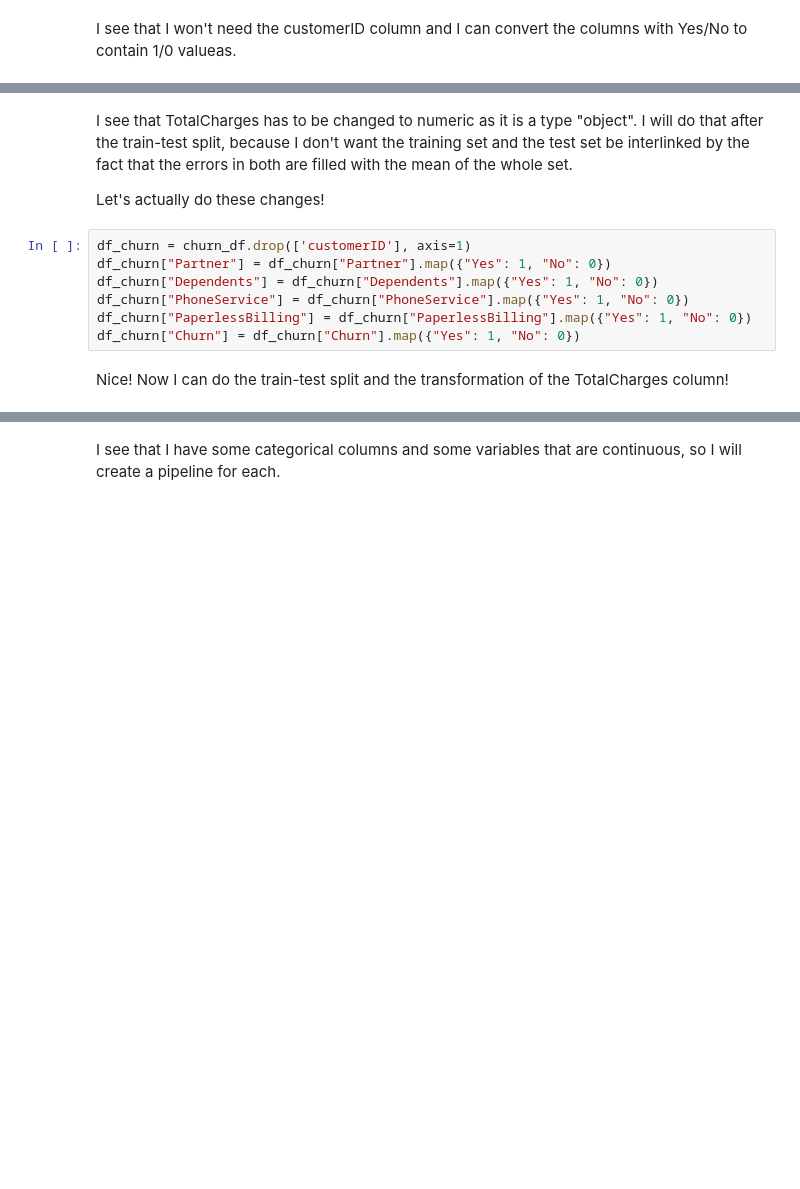
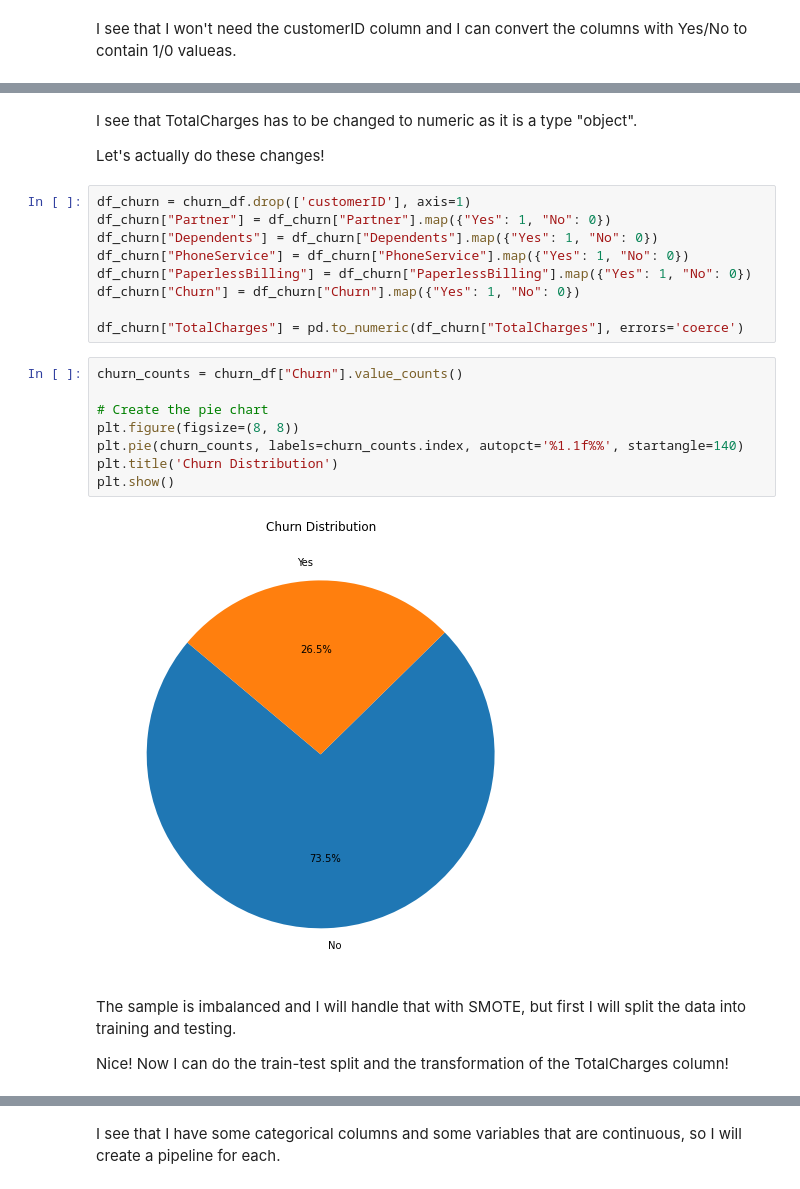
Before and after one commit to DavidM199/MLE_Portfolio_Project, a Jupyter notebook: portfolio_project.ipynb, the cells around one changed output, grey strips where cells are left out. Drawn from its saved outputs; the diff is of its cells as text; blank space fills up the shorter version.

```diff
--- a/portfolio_project.ipynb
+++ b/portfolio_project.ipynb
@@ -58,5 +88,5 @@ dtype: object
 # %% [markdown]
-I see that TotalCharges has to be changed to numeric as it is a type "object". I will do that after the train-test split, because I don't want the training set and the test set be interlinked by the fact that the errors in both are filled with the mean of the whole set.
+I see that TotalCharges has to be changed to numeric as it is a type "object".
 
 Let's actually do these changes!
 # %%
@@ -66,7 +96,21 @@ df_churn["Dependents"] = df_churn["Dependents"].map({"Yes": 1, "No": 0})
 df_churn["PhoneService"] = df_churn["PhoneService"].map({"Yes": 1, "No": 0})
 df_churn["PaperlessBilling"] = df_churn["PaperlessBilling"].map({"Yes": 1, "No": 0})
 df_churn["Churn"] = df_churn["Churn"].map({"Yes": 1, "No": 0})
+
+df_churn["TotalCharges"] = pd.to_numeric(df_churn["TotalCharges"], errors='coerce')
+# %%
+churn_counts = churn_df["Churn"].value_counts()
+
+# Create the pie chart
+plt.figure(figsize=(8, 8))
+plt.pie(churn_counts, labels=churn_counts.index, autopct='%1.1f%%', startangle=140)
+plt.title('Churn Distribution')
+plt.show()
+# %% [output]
+[figure, added]
 # %% [markdown]
+The sample is imbalanced and I will handle that with SMOTE, but first I will split the data into training and testing.
+
 Nice! Now I can do the train-test split and the transformation of the TotalCharges column!
 # %%
 X = df_churn.drop(['Churn'], axis=1)
```
Also changed, not shown: parts of 25 cells of this notebook.
